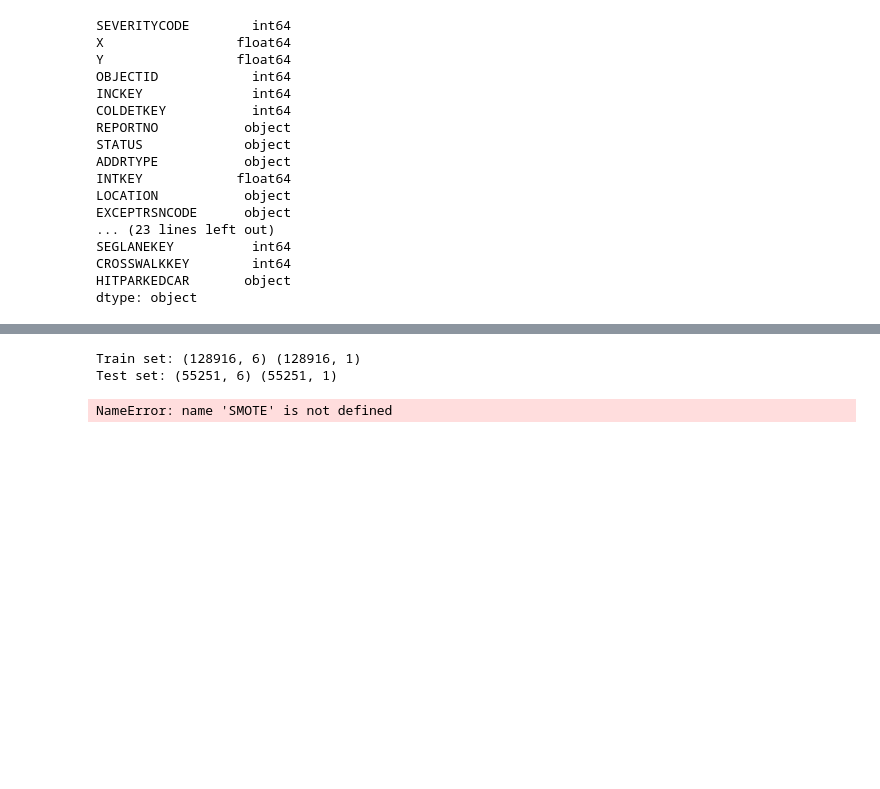
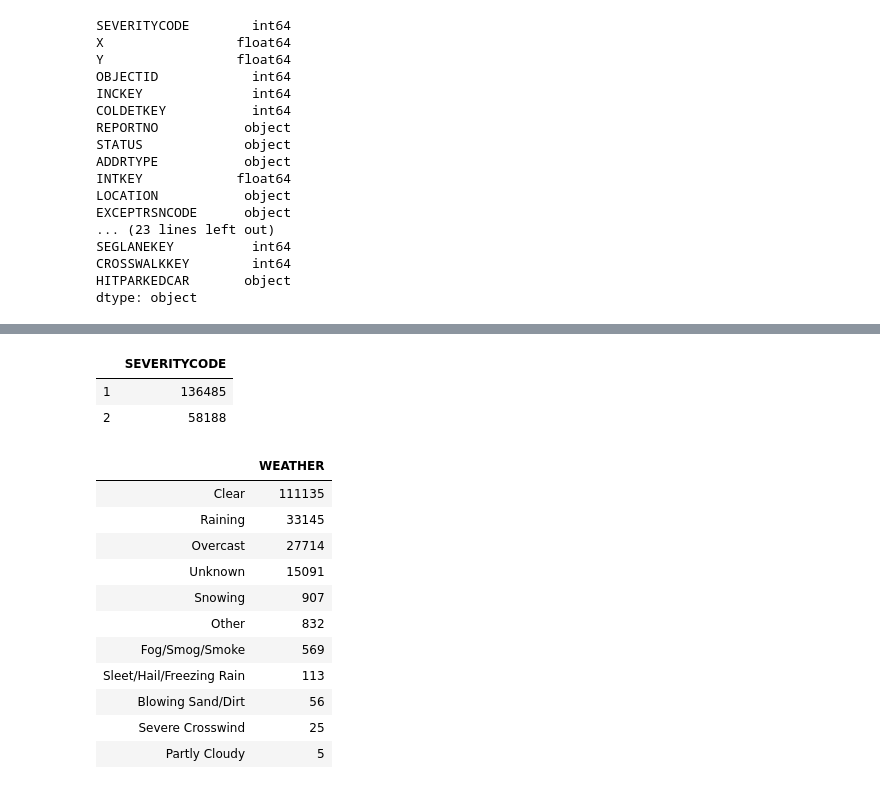
Before and after one commit to Tatianaaaaaaaaa/Coursera_Capstone, a Jupyter notebook: Car_Severity_Data Understanding.ipynb, the cells around one changed output, grey strips where cells are left out. Drawn from its saved outputs; the diff is of its cells as text; code cells hidden in the pictures; blank space fills up the shorter version.

```diff
--- a/Car_Severity_Data Understanding.ipynb
+++ b/Car_Severity_Data Understanding.ipynb
@@ -298,17 +131,23 @@ ModuleNotFoundError: No module named 'imblearn'
-# %%
-#ML Feature Sets
-X=feature_df[["SPEEDING","INATTENTIONIND","UNDERINFL","ROADCOND","WEATHER","LIGHTCOND"]].values
-y=feature_df[["SEVERITYCODE"]].values
-
-#Test/Train split
-X_train, X_test, y_train, y_test = train_test_split(X, y, test_size=0.3, random_state=4)
-print ('Train set:', X_train.shape,  y_train.shape)
-print ('Test set:', X_test.shape,  y_test.shape)
-
-# Balance the Data
-os = SMOTE (random_state=0)
-os_data_X, os_data_y= os.fit_sample(X_train, y_train)
-# %% [output]
-Train set: (128916, 6) (128916, 1)
-Test set: (55251, 6) (55251, 1)
-NameError: name 'SMOTE' is not defined
+# %%
+# Choosing clumns for the filtered dataframe
+
+main_df["SEVERITYCODE"].value_counts().to_frame()
+# %% [output]
+|  | SEVERITYCODE |
+| 1 | 136485 |
+| 2 | 58188 |
+# %%
+main_df["WEATHER"].value_counts().to_frame()
+# %% [output]
+|  | WEATHER |
+| Clear | 111135 |
+| Raining | 33145 |
+| Overcast | 27714 |
+| Unknown | 15091 |
+| Snowing | 907 |
+| Other | 832 |
+| Fog/Smog/Smoke | 569 |
+| Sleet/Hail/Freezing Rain | 113 |
+| Blowing Sand/Dirt | 56 |
+| Severe Crosswind | 25 |
+| Partly Cloudy | 5 |
```
Also changed, not shown: parts of 53 cells of this notebook.
